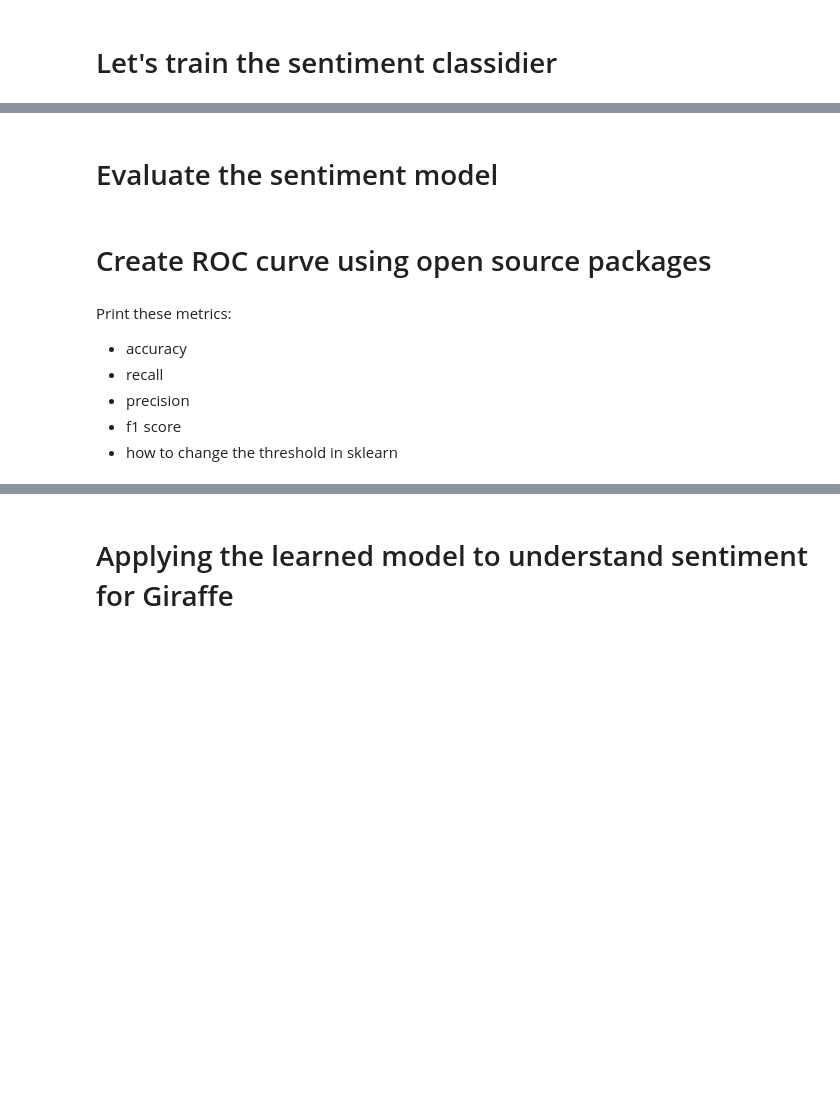
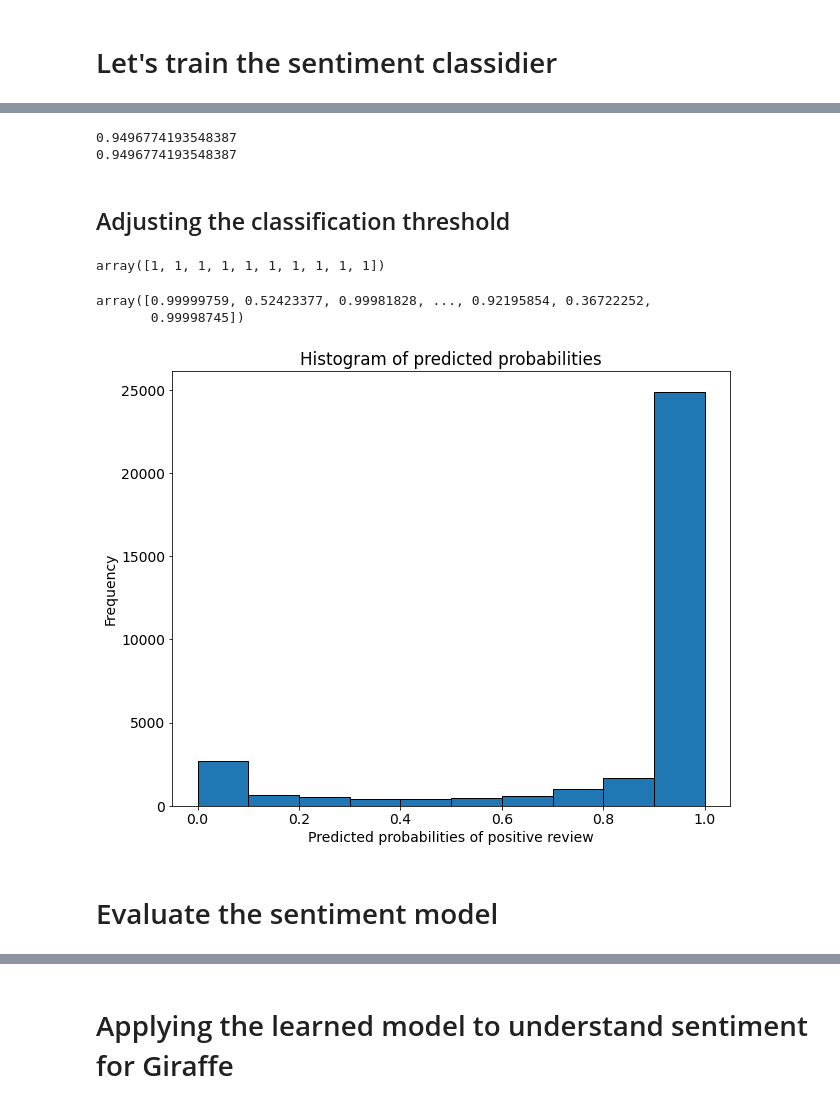
Before and after one commit to GreatBahram/washington-machine-learning-specialization, a Jupyter notebook: 01-foundations/week3/Analyzing product sentiment.ipynb, the cells around one changed output, grey strips where cells are left out. Drawn from its saved outputs; the diff is of its cells as text; code cells hidden in the pictures; blank space fills up the shorter version.

```diff
--- a/01-foundations/week3/Analyzing product sentiment.ipynb
+++ b/01-foundations/week3/Analyzing product sentiment.ipynb
@@ -171 +112,4 @@ logreg = LogisticRegression(solver='lbfgs')
+# %%
+X = products.review
+y = products.sentiment
 # %%
@@ -172,3 +118,4 @@ logreg = LogisticRegression(solver='lbfgs')
 X_train, X_test, y_train, y_test = train_test_split(X, y, test_size=0.2, random_state=0, stratify=y)
-# %%
-logreg.fit(X_train, y_train)
+# %%
+# fit the pipeline to the train dataset
+pipe.fit(X_train, y_train)
@@ -187,13 +183,37 @@ word_count_df.sentiment.value_counts()[1] / len(products)
+# %%
+print(TP / (TP + FP))
+print(metrics.precision_score(y_test, y_pred))
+# %% [output]
+0.9496774193548387
+0.9496774193548387
+# %% [markdown]
+## Adjusting the classification threshold
+# %%
+# print the first ten predicted responses
+pipe.predict(X_test)[:10]
+# %% [output]
+array([1, 1, 1, 1, 1, 1, 1, 1, 1, 1])
+# %%
+# print the first ten predicted probabilities for class 1
+pipe.predict_proba(X_test)[:, 1]
+# %% [output]
+array([0.99999759, 0.52423377, 0.99981828, ..., 0.92195854, 0.36722252,
+       0.99998745])
+# %%
+# store the predicted probabilities for class 1
+y_pred_proba = pipe.predict_proba(X_test)[:, 1]
+# %%
+plt.rcParams["font.size"] = 14
+plt.figure(figsize=(10, 8))
+
+plt.hist(y_pred_proba, edgecolor='black')
+plt.title("Histogram of predicted probabilities")
+plt.xlabel("Predicted probabilities of positive review")
+plt.ylabel("Frequency")
+plt.show()
+# %% [output]
+[figure, added]
 # %% [markdown]
 # Evaluate the sentiment model
 # %%
 fpr, tpr, thresholds = metrics.roc_curve(y_test, y_pred)
-# %% [markdown]
-# Create ROC curve using open source packages
-# %% [markdown]
-Print these metrics:
-* accuracy
-* recall
-* precision
-* f1 score
-* how to change the threshold in sklearn
```
Also changed, not shown: parts of 54 cells of this notebook.
